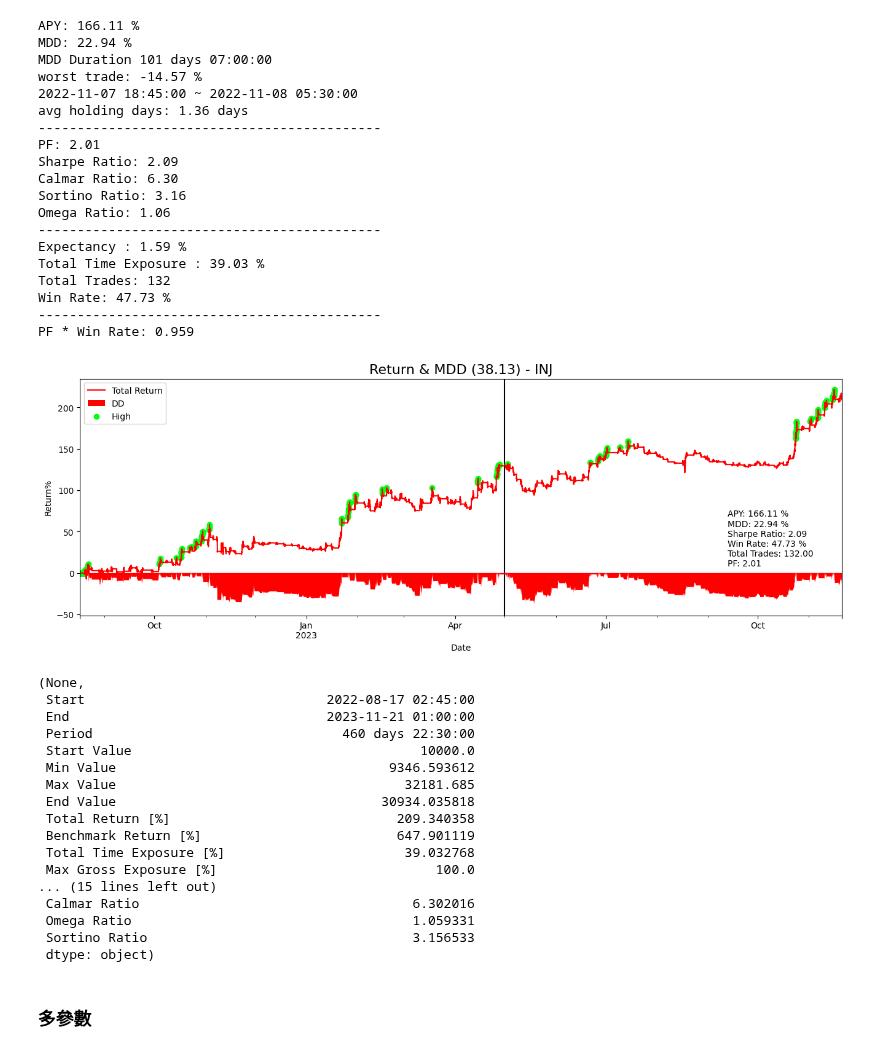
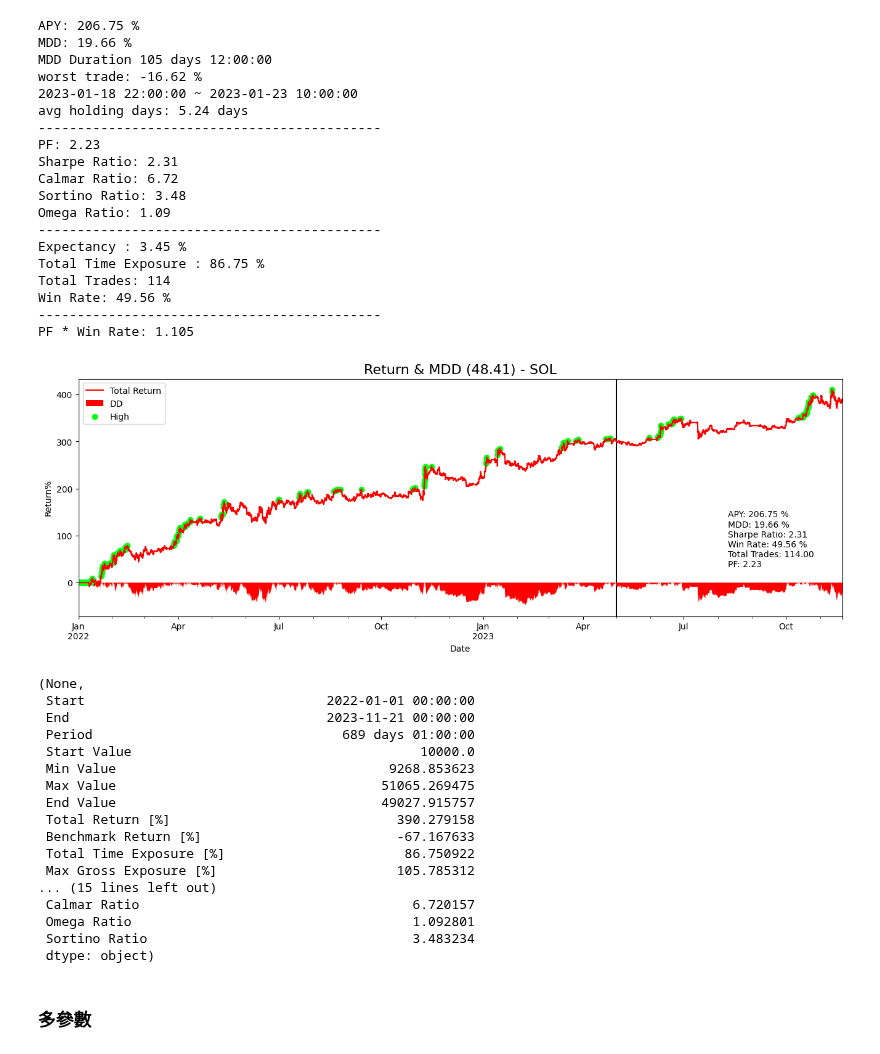
Before and after one commit to JohnsonHsiao/DC_capital_intern, a Jupyter notebook: strategy_research/CTA_TEST/Crypto/kd_smoother/bt_lab.ipynb, the cells around one changed output. Cells and saved outputs as stored; diff of their text form; code cells hidden in the pictures.

```diff
--- a/strategy_research/CTA_TEST/Crypto/kd_smoother/bt_lab.ipynb
+++ b/strategy_research/CTA_TEST/Crypto/kd_smoother/bt_lab.ipynb
@@ -39,68 +39,69 @@ for coin in candidate:
 # %%
 start = '2022-01-01'
 sep = ''
 end = ''
 
-side = 'long'
+side = 'both'
 
-params = {'window_k': 72, 'window_d': 132}
+params = {"window_k":120,"window_d":96}
 
-config = {'freq':'15T', 'lag':1, 'fee': 0.0003,'weekend_filter':False}
-coin = 'INJ'
+
+config = {'freq':'1h', 'lag':1, 'fee': 0.0003,'weekend_filter':False}
+coin = 'SOL'
 
 # 15min : INJ{'window_k': 72, 'window_d': 132}long
 # 15min : INJ{'window_k': 236, 'window_d': 120}long
 # 1h : INJ{'window_k': 88, 'window_d': 72}long
 # 1h : INJ{'window_k': 90, 'window_d': 64}long
 # 4h : INJ{'window_k': 28, 'window_d': 28}long
 # 4h : INJ{'window_k': 4, 'window_d': 32}both
 
 
 df = df_dict[coin]
 strategy = Strategy(df=df.loc[start:], configs=config)
 _pf = strategy.strategy(side = side,params=params)
 trades = _pf.trades.records_readable
 analyze = Analyzer(strategy)
 # analyze.show_trades_analysis(trades)
 # analyze.plot_ret_dist(trades)
 analyze.show_pf_analysis(params, side, coin, axv_index=['2023-05-01'])
 # %% [output]
-APY: 166.11 %
-MDD: 22.94 %
-MDD Duration 101 days 07:00:00
-worst trade: -14.57 %
-2022-11-07 18:45:00 ~ 2022-11-08 05:30:00
-avg holding days: 1.36 days
+APY: 206.75 %
+MDD: 19.66 %
+MDD Duration 105 days 12:00:00
+worst trade: -16.62 %
+2023-01-18 22:00:00 ~ 2023-01-23 10:00:00
+avg holding days: 5.24 days
 --------------------------------------------
-PF: 2.01
-Sharpe Ratio: 2.09
-Calmar Ratio: 6.30
-Sortino Ratio: 3.16
-Omega Ratio: 1.06
+PF: 2.23
+Sharpe Ratio: 2.31
+Calmar Ratio: 6.72
+Sortino Ratio: 3.48
+Omega Ratio: 1.09
 --------------------------------------------
-Expectancy : 1.59 %
-Total Time Exposure : 39.03 %
-Total Trades: 132
-Win Rate: 47.73 %
+Expectancy : 3.45 %
+Total Time Exposure : 86.75 %
+Total Trades: 114
+Win Rate: 49.56 %
 --------------------------------------------
-PF * Win Rate: 0.959
+PF * Win Rate: 1.105
-[figure, old version]
+[figure, new version]
 (None,
- Start                               2022-08-17 02:45:00
- End                                 2023-11-21 01:00:00
- Period                                460 days 22:30:00
+ Start                               2022-01-01 00:00:00
+ End                                 2023-11-21 00:00:00
+ Period                                689 days 01:00:00
  Start Value                                     10000.0
- Min Value                                   9346.593612
- Max Value                                     32181.685
- End Value                                  30934.035818
- Total Return [%]                             209.340358
- Benchmark Return [%]                         647.901119
- Total Time Exposure [%]                       39.032768
- Max Gross Exposure [%]                            100.0
+ Min Value                                   9268.853623
+ Max Value                                  51065.269475
+ End Value                                  49027.915757
+ Total Return [%]                             390.279158
+ Benchmark Return [%]                         -67.167633
+ Total Time Exposure [%]                       86.750922
+ Max Gross Exposure [%]                       105.785312
 ... (15 lines left out)
- Calmar Ratio                                   6.302016
- Omega Ratio                                    1.059331
- Sortino Ratio                                  3.156533
+ Calmar Ratio                                   6.720157
+ Omega Ratio                                    1.092801
+ Sortino Ratio                                  3.483234
  dtype: object)
 # %% [markdown]
 ### 多參數
```
Also changed, not shown: parts of 1 cell of this notebook, 8 other files.
